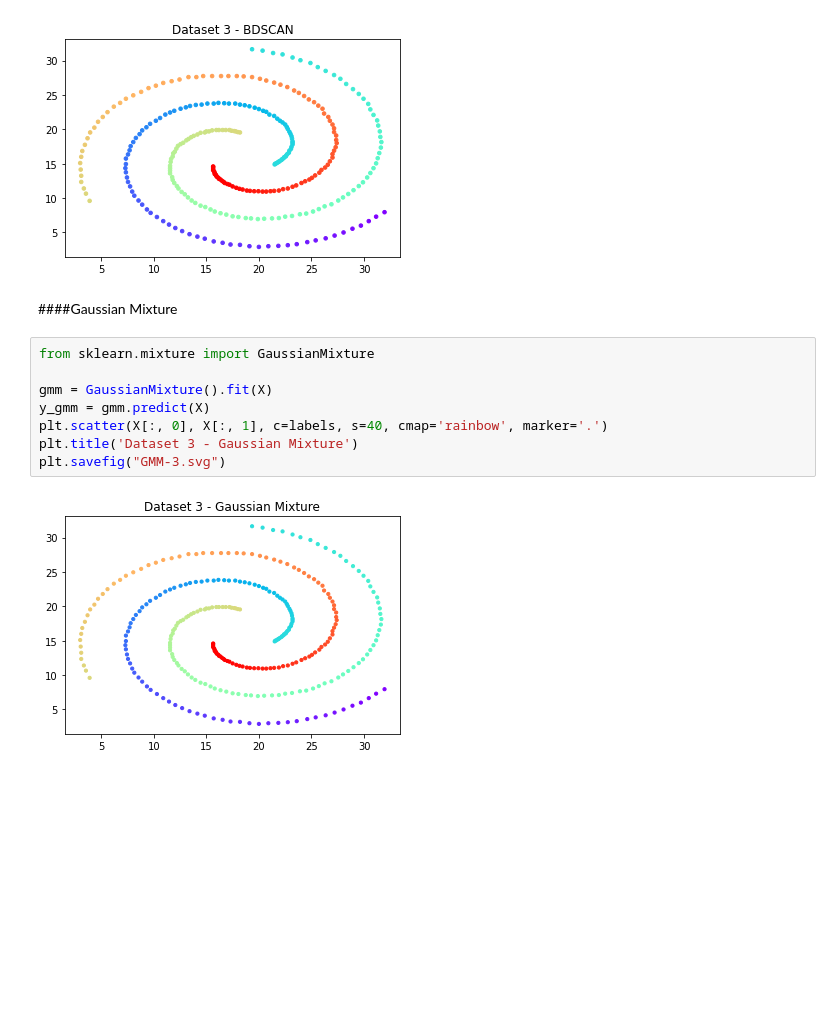
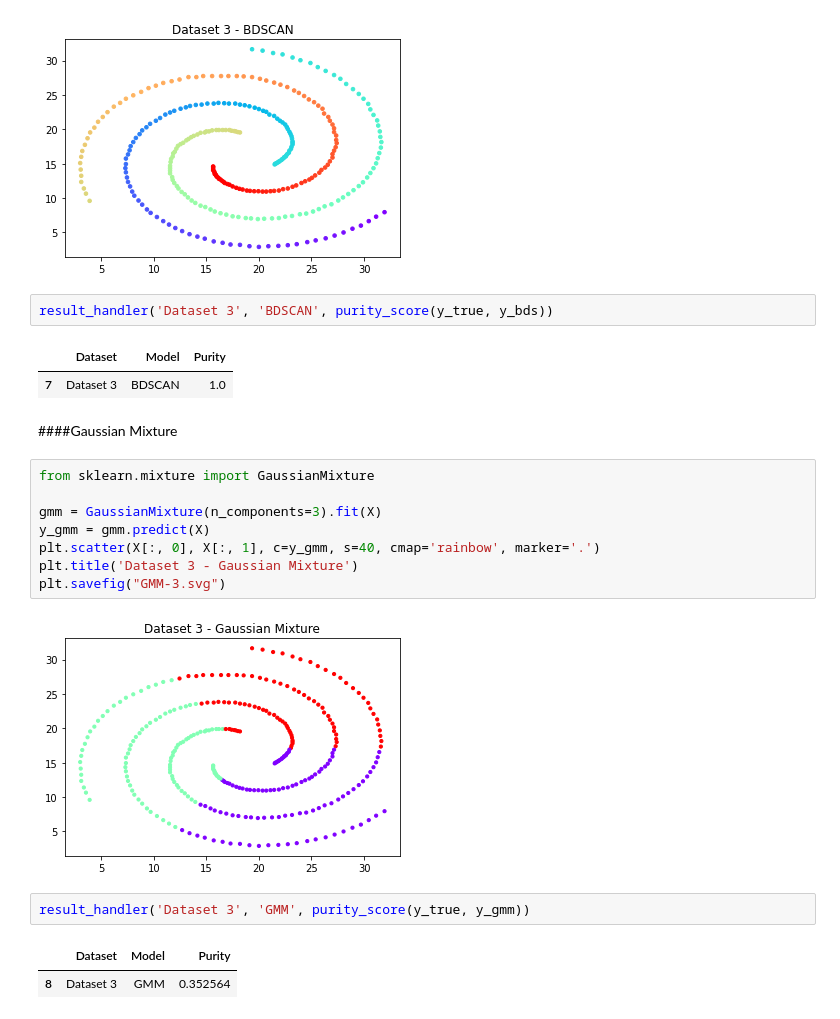
Before and after one commit to saeedgolzar/aml-course, a Jupyter notebook: Assignments/ML_HW3/AML_HW3.ipynb, the cells around one changed output. Drawn from its saved outputs; the diff is of its cells as text; blank space fills up the shorter version.

```diff
--- a/Assignments/ML_HW3/AML_HW3.ipynb
+++ b/Assignments/ML_HW3/AML_HW3.ipynb
@@ -629,15 +684,25 @@ plt.title('Dataset 3 - BDSCAN')
 plt.savefig("DBS-3.svg")
 # %% [output]
 [figure]
+# %%
+result_handler('Dataset 3', 'BDSCAN', purity_score(y_true, y_bds))
+# %% [output]
+|  | Dataset | Model | Purity |
+| 7 | Dataset 3 | BDSCAN | 1.0 |
 # %% [markdown]
 ####Gaussian Mixture
 # %%
 from sklearn.mixture import GaussianMixture
 
-gmm = GaussianMixture().fit(X)
+gmm = GaussianMixture(n_components=3).fit(X)
 y_gmm = gmm.predict(X)
-plt.scatter(X[:, 0], X[:, 1], c=labels, s=40, cmap='rainbow', marker='.')
+plt.scatter(X[:, 0], X[:, 1], c=y_gmm, s=40, cmap='rainbow', marker='.')
 plt.title('Dataset 3 - Gaussian Mixture')
 plt.savefig("GMM-3.svg")
 # %% [output]
-[figure, old version]
+[figure, new version]
+# %%
+result_handler('Dataset 3', 'GMM', purity_score(y_true, y_gmm))
+# %% [output]
+|  | Dataset | Model | Purity |
+| 8 | Dataset 3 | GMM | 0.352564 |
```
Also changed, not shown: parts of 30 cells of this notebook.
